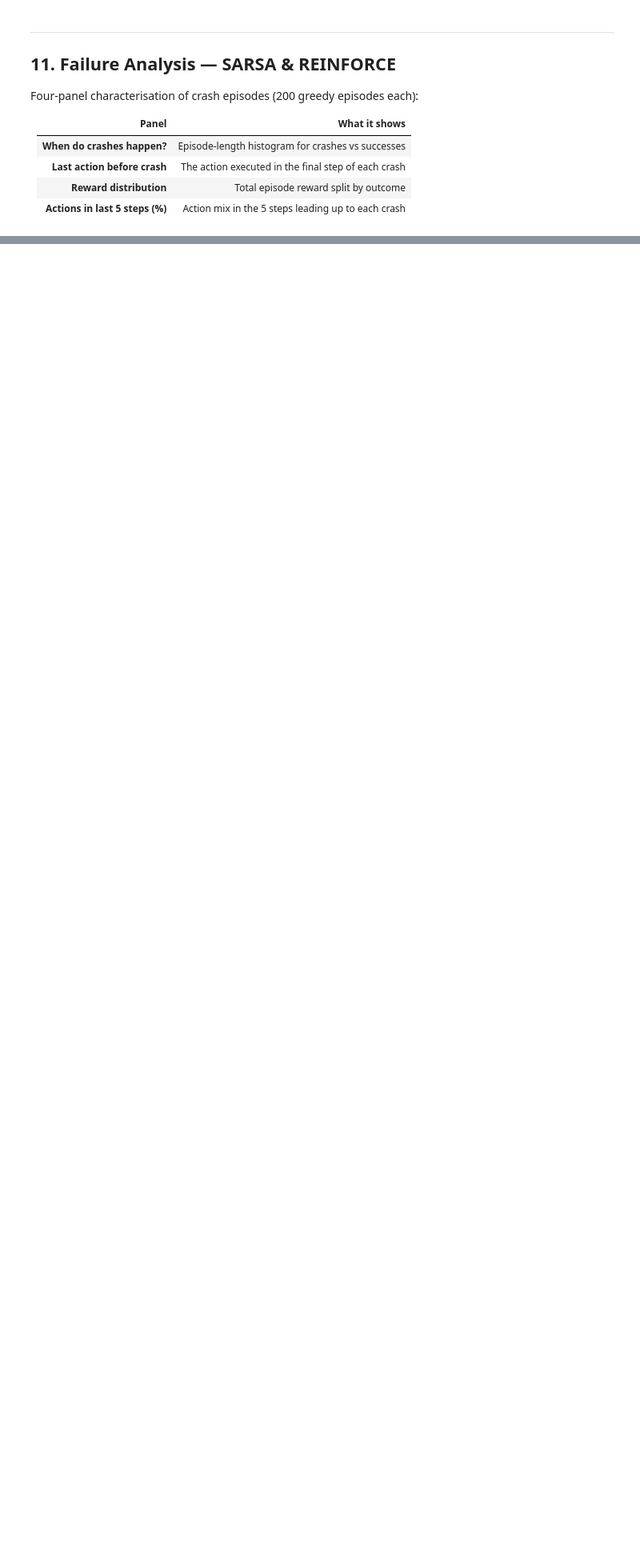
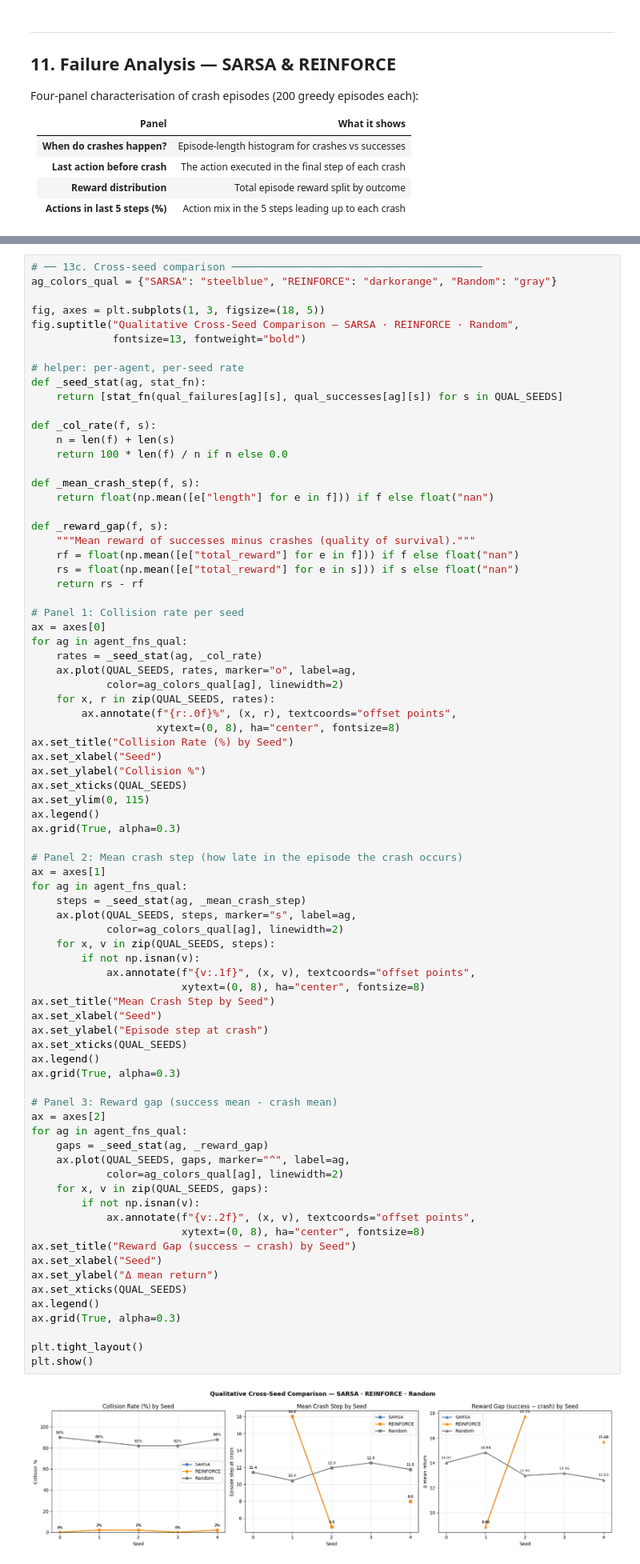
Before and after one commit to sarrasakgi/rl-highway-project-grp15, a Jupyter notebook: RL_SARSA_REINFORCE.ipynb, the cells around one changed output, grey strips where cells are left out. Shown at 80% size. Drawn from its saved outputs; the diff is of its cells as text; blank space fills up the shorter version.

```diff
--- a/RL_SARSA_REINFORCE.ipynb
+++ b/RL_SARSA_REINFORCE.ipynb
@@ -1498,0 +2005,80 @@ Collecting REINFORCE episodes …
+# %%
+# ── 13c. Cross-seed comparison ────────────────────────────────────────
+ag_colors_qual = {"SARSA": "steelblue", "REINFORCE": "darkorange", "Random": "gray"}
+
+fig, axes = plt.subplots(1, 3, figsize=(18, 5))
+fig.suptitle("Qualitative Cross-Seed Comparison — SARSA · REINFORCE · Random",
+             fontsize=13, fontweight="bold")
+
+# helper: per-agent, per-seed rate
+def _seed_stat(ag, stat_fn):
+    return [stat_fn(qual_failures[ag][s], qual_successes[ag][s]) for s in QUAL_SEEDS]
+
+def _col_rate(f, s):
+    n = len(f) + len(s)
+    return 100 * len(f) / n if n else 0.0
+
+def _mean_crash_step(f, s):
+    return float(np.mean([e["length"] for e in f])) if f else float("nan")
+
+def _reward_gap(f, s):
+    """Mean reward of successes minus crashes (quality of survival)."""
+    rf = float(np.mean([e["total_reward"] for e in f])) if f else float("nan")
+    rs = float(np.mean([e["total_reward"] for e in s])) if s else float("nan")
+    return rs - rf
+
+# Panel 1: Collision rate per seed
+ax = axes[0]
+for ag in agent_fns_qual:
+    rates = _seed_stat(ag, _col_rate)
+    ax.plot(QUAL_SEEDS, rates, marker="o", label=ag,
+            color=ag_colors_qual[ag], linewidth=2)
+    for x, r in zip(QUAL_SEEDS, rates):
+        ax.annotate(f"{r:.0f}%", (x, r), textcoords="offset points",
+                    xytext=(0, 8), ha="center", fontsize=8)
+ax.set_title("Collision Rate (%) by Seed")
+ax.set_xlabel("Seed")
+ax.set_ylabel("Collision %")
+ax.set_xticks(QUAL_SEEDS)
+ax.set_ylim(0, 115)
+ax.legend()
+ax.grid(True, alpha=0.3)
+
+# Panel 2: Mean crash step (how late in the episode the crash occurs)
+ax = axes[1]
+for ag in agent_fns_qual:
+    steps = _seed_stat(ag, _mean_crash_step)
+    ax.plot(QUAL_SEEDS, steps, marker="s", label=ag,
+            color=ag_colors_qual[ag], linewidth=2)
+    for x, v in zip(QUAL_SEEDS, steps):
+        if not np.isnan(v):
+            ax.annotate(f"{v:.1f}", (x, v), textcoords="offset points",
+                        xytext=(0, 8), ha="center", fontsize=8)
+ax.set_title("Mean Crash Step by Seed")
+ax.set_xlabel("Seed")
+ax.set_ylabel("Episode step at crash")
+ax.set_xticks(QUAL_SEEDS)
+ax.legend()
+ax.grid(True, alpha=0.3)
+
+# Panel 3: Reward gap (success mean - crash mean)
+ax = axes[2]
+for ag in agent_fns_qual:
+    gaps = _seed_stat(ag, _reward_gap)
+    ax.plot(QUAL_SEEDS, gaps, marker="^", label=ag,
+            color=ag_colors_qual[ag], linewidth=2)
+    for x, v in zip(QUAL_SEEDS, gaps):
+        if not np.isnan(v):
+            ax.annotate(f"{v:.2f}", (x, v), textcoords="offset points",
+                        xytext=(0, 8), ha="center", fontsize=8)
+ax.set_title("Reward Gap (success − crash) by Seed")
+ax.set_xlabel("Seed")
+ax.set_ylabel("Δ mean return")
+ax.set_xticks(QUAL_SEEDS)
+ax.legend()
+ax.grid(True, alpha=0.3)
+
+plt.tight_layout()
+plt.show()
+# %% [output]
+[figure, added]
```
Also changed, not shown: parts of 16 cells of this notebook.
